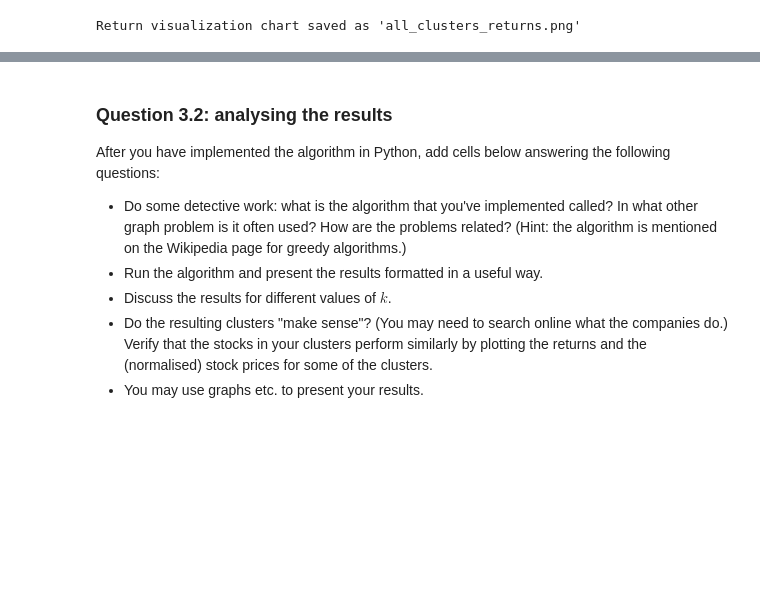
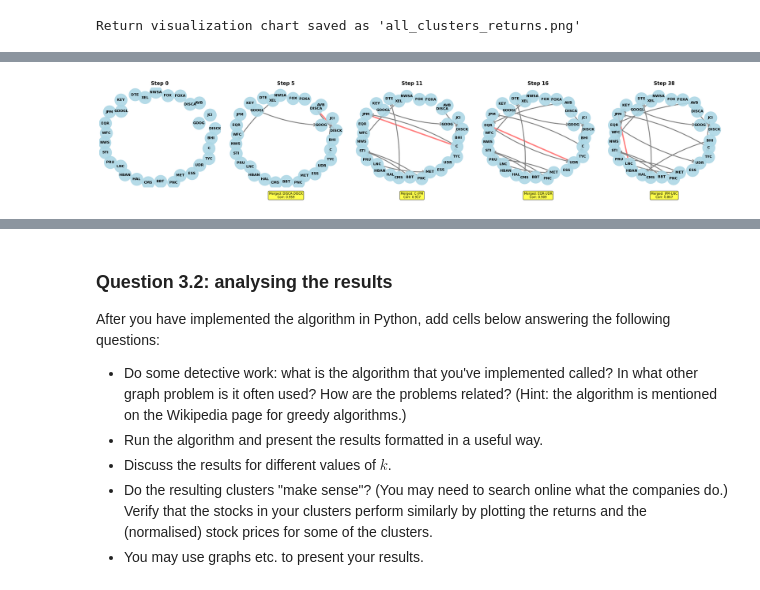
Before and after one commit to Mengsch3/apps-python-hw-03, a Jupyter notebook: hw_03_nb.ipynb, the cells around one changed output, grey strips where cells are left out. Saved outputs shown, nothing was run; the diff lists cells and outputs as text; code cells hidden in the pictures; blank space fills up the shorter version.

Commit message:
add_cluster_visualization

```diff
--- a/hw_03_nb.ipynb
+++ b/hw_03_nb.ipynb
@@ -623,0 +722,90 @@ Return visualization chart saved as 'all_clusters_returns.png'
+# %%
+# Create network graph visualization showing clustering steps
+# Similar to cluster0.png, cluster1.png, etc. shown in Part 2
+
+def construct_clusters_from_state(state, firms):
+    """Construct clusters from state"""
+    next_nodes = state['next_nodes']
+    set_starters = state['set_starters']
+
+    all_sets = dict()
+    for s in set_starters:
+        cur_set = set()
+        cur_set.add(s)
+        p = s
+        while next_nodes[p] != p:
+            p = next_nodes[p]
+            cur_set.add(p)
+        if p not in all_sets:
+            all_sets[p] = cur_set
+        else:
+            for item in cur_set:
+                all_sets[p].add(item)
+    return all_sets
+
+def draw_clustering_state(state, firms, ax, show_edge_labels=True):
+    """Draw network graph for a single clustering state"""
+    G = nx.DiGraph()
+    next_nodes = state['next_nodes']
+
+    # Add all nodes
+    G.add_nodes_from(firms)
+
+    # Add edges based on next_nodes dictionary
+    for node, next_node in next_nodes.items():
+        if node != next_node:  # Only add edge if not self-loop
+            G.add_edge(node, next_node)
+
+    # Use spring layout for node positions
+    pos = nx.spring_layout(G, k=2, iterations=50, seed=42)
+
+    # Draw nodes
+    nx.draw_networkx_nodes(G, pos, node_color='lightblue',
+                          node_size=800, alpha=0.9, ax=ax)
+
+    # Draw edges (arrows showing pointer structure)
+    nx.draw_networkx_edges(G, pos, edge_color='gray',
+                          arrows=True, arrowsize=15,
+                          arrowstyle='->', width=2, ax=ax,
+                          connectionstyle='arc3,rad=0.1')
+
+    # Draw labels
+    nx.draw_networkx_labels(G, pos, font_size=8, font_weight='bold', ax=ax)
+
+    # Highlight the most recently merged edge if it exists
+    if state.get('merged_edge'):
+        src, dst = state['merged_edge']
+        if src in pos and dst in pos:
+            ax.plot([pos[src][0], pos[dst][0]], [pos[src][1], pos[dst][1]],
+                   'r-', linewidth=3, alpha=0.5, zorder=0)
+
+    ax.set_title(f"Step {state['step']}", fontsize=11, fontweight='bold')
+    ax.axis('off')
+
+# Select key steps to visualize
+steps_to_show = [0, len(states)//4, len(states)//2, 3*len(states)//4, len(states)-1]
+n_steps = len(steps_to_show)
+
+fig, axes = plt.subplots(1, n_steps, figsize=(20, 4))
+
+for idx, step_num in enumerate(steps_to_show):
+    state = states[step_num]
+    draw_clustering_state(state, sample_firms, axes[idx])
+
+    # Add merge info if available
+    if state['edge']:
+        src, dst, weight = state['edge']
+        axes[idx].text(0.5, -0.05, f'Merged: {src}-{dst}\nCorr: {weight:.3f}',
+                      transform=axes[idx].transAxes,
+                      verticalalignment='top',
+                      horizontalalignment='center',
+                      bbox=dict(boxstyle='round', facecolor='yellow', alpha=0.7),
+                      fontsize=7)
+
+plt.tight_layout()
+plt.savefig('clustering_process_steps.png', dpi=150, bbox_inches='tight')
+plt.show()
+
+print(f"Clustering process key steps saved as 'clustering_process_steps.png'")
+# %% [output]
+[figure, added]
```
Also changed, not shown: parts of 6 cells of this notebook, 2 other files.
